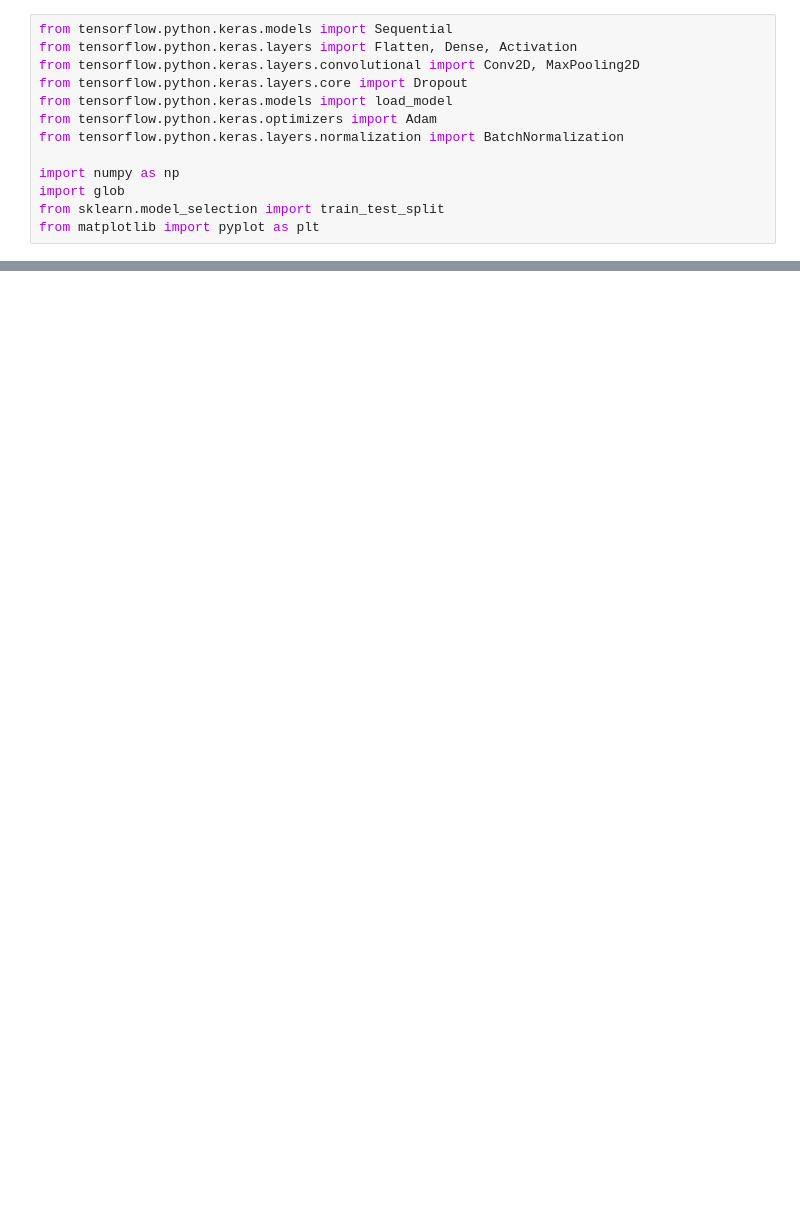
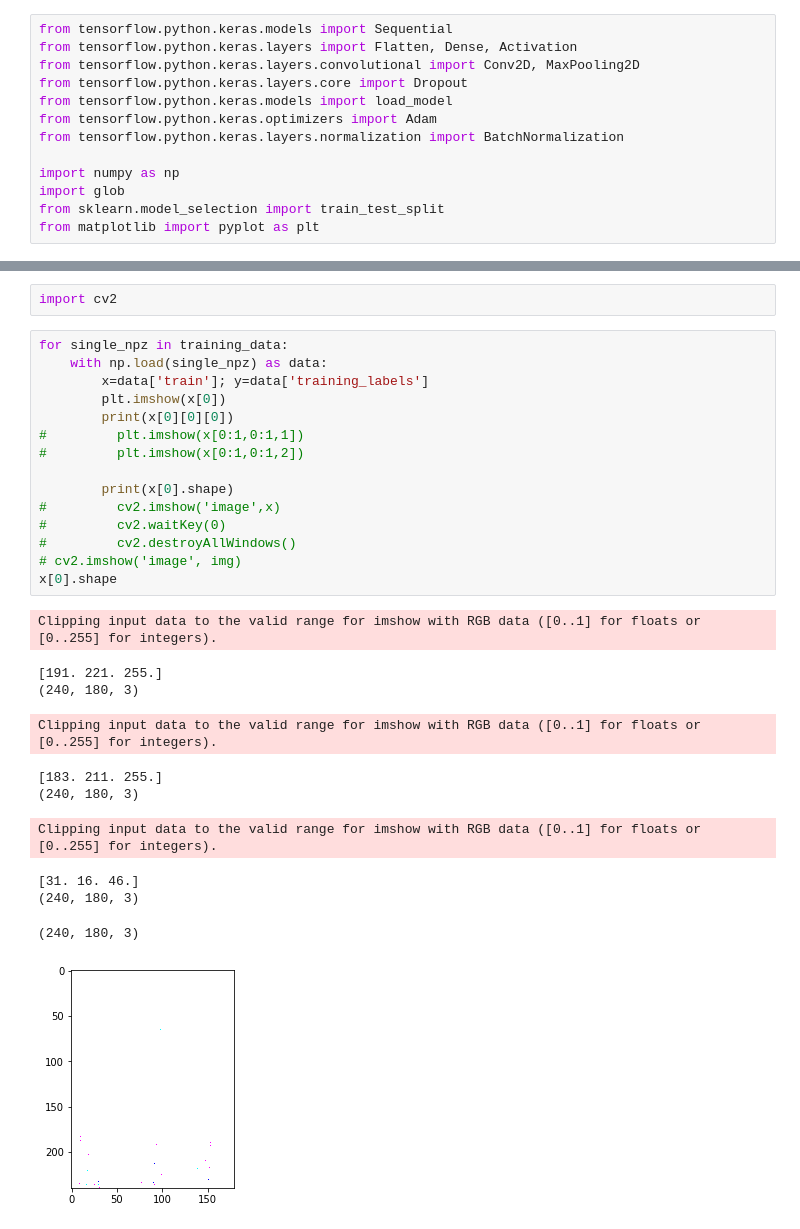
Before and after one commit to A1-PONATA/Hayoung, a Jupyter notebook: imgPreprocessing/npz2jpg.ipynb, the cells around one changed output, grey strips where cells are left out. Cells and saved outputs as stored; diff of their text form; blank space fills up the shorter version.

```diff
--- a/imgPreprocessing/npz2jpg.ipynb
+++ b/imgPreprocessing/npz2jpg.ipynb
@@ -52 +52,30 @@ Clipping input data to the valid range for imshow with RGB data ([0..1] for floa
 {'st': 1, 'right': 1, 'left': 1}
+# %%
+import cv2
+# %%
+for single_npz in training_data:
+    with np.load(single_npz) as data:
+        x=data['train']; y=data['training_labels']
+        plt.imshow(x[0])
+        print(x[0][0][0])
+#         plt.imshow(x[0:1,0:1,1])
+#         plt.imshow(x[0:1,0:1,2])
+
+        print(x[0].shape)
+#         cv2.imshow('image',x)
+#         cv2.waitKey(0)
+#         cv2.destroyAllWindows()
+# cv2.imshow('image', img)
+x[0].shape
+# %% [output]
+Clipping input data to the valid range for imshow with RGB data ([0..1] for floats or [0..255] for integers).
+[191. 221. 255.]
+(240, 180, 3)
+Clipping input data to the valid range for imshow with RGB data ([0..1] for floats or [0..255] for integers).
+[183. 211. 255.]
+(240, 180, 3)
+Clipping input data to the valid range for imshow with RGB data ([0..1] for floats or [0..255] for integers).
+[31. 16. 46.]
+(240, 180, 3)
+(240, 180, 3)
+[figure, added]
```
Also changed, not shown: parts of 6 cells of this notebook, 6 other files.
